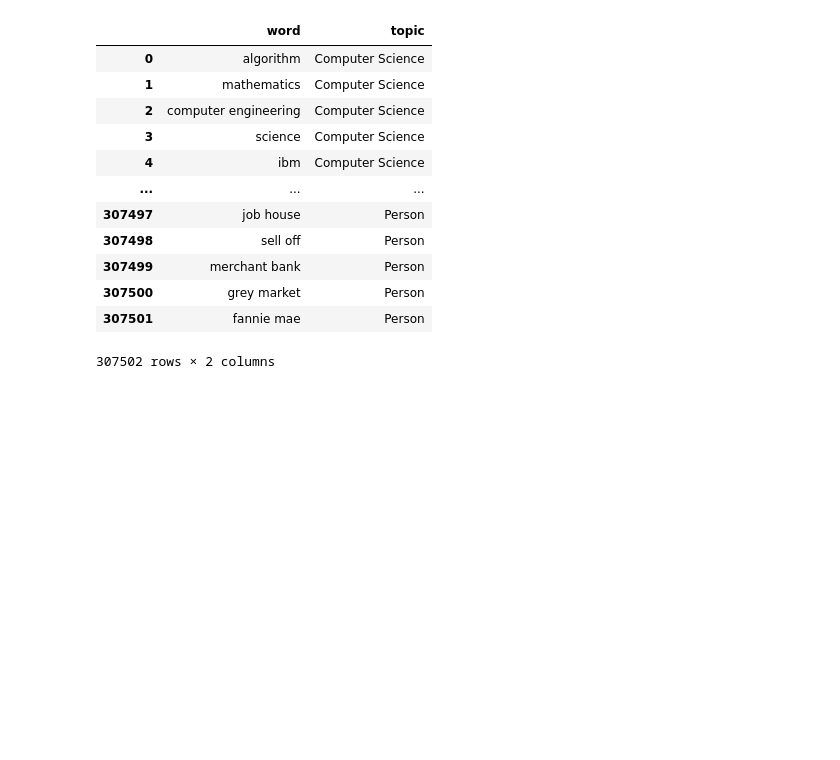
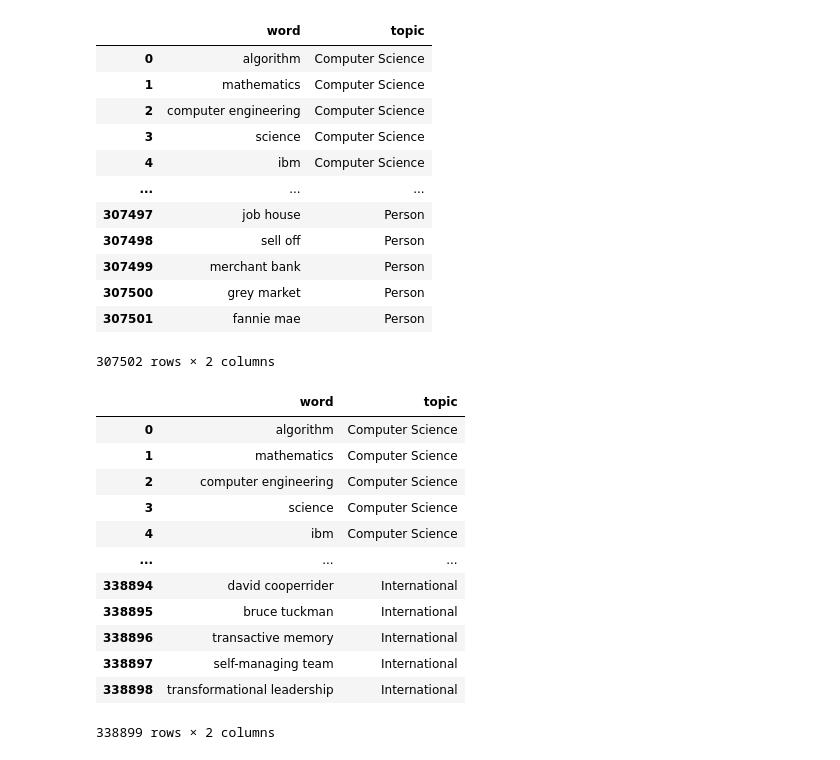
Before and after one commit to SimplePro/TopicModeling, a Jupyter notebook: topic_modeling_logic.ipynb, the cells around one changed output. Cells and saved outputs as stored; diff of their text form; code cells hidden in the pictures; blank space fills up the shorter version.

Commit message:
added topic_modeling_logic file

```diff
--- a/topic_modeling_logic.ipynb
+++ b/topic_modeling_logic.ipynb
@@ -296,3 +296,46 @@ topic_modeling_df
 307502 rows × 2 columns
 # %%
 topic_modeling_df.to_csv("./topic_modeling.csv")
+# %%
+search_word = ["International"]
+international_word = []
+
+cnt = 0
+while search_word:
+    related_word = crawling(search_word[0])
+
+    if len(related_word) > 20:
+        international_word.extend(related_word)
+
+        if cnt <= 3:
+            search_word.extend(random.sample(related_word, 20))
+
+
+    del search_word[0]
+    cnt += 1
+
+topic_modeling_df = pd.read_csv("./topic_modeling.csv").to_numpy()
+
+for i in range(len(international_word)):
+    international_word[i] = np.array([307501 + i + 1, international_word[i], "International"])
+
+topic_modeling_df = np.append(topic_modeling_df, international_word)
+topic_modeling_df = topic_modeling_df.reshape(topic_modeling_df.shape[0] // 3, 3)
+topic_modeling_df = pd.DataFrame(topic_modeling_df, columns=["Indexs", "word", "topic"])
+topic_modeling_df.drop("Indexs", axis=1, inplace=True)
+
+topic_modeling_df
+# %% [output]
+|  | word | topic |
+| 0 | algorithm | Computer Science |
+| 1 | mathematics | Computer Science |
+| 2 | computer engineering | Computer Science |
+| 3 | science | Computer Science |
+| 4 | ibm | Computer Science |
+| ... | ... | ... |
+| 338894 | david cooperrider | International |
+| 338895 | bruce tuckman | International |
+| 338896 | transactive memory | International |
+| 338897 | self-managing team | International |
+| 338898 | transformational leadership | International |
+338899 rows × 2 columns
```
Also changed, not shown: parts of 1 cell of this notebook.
